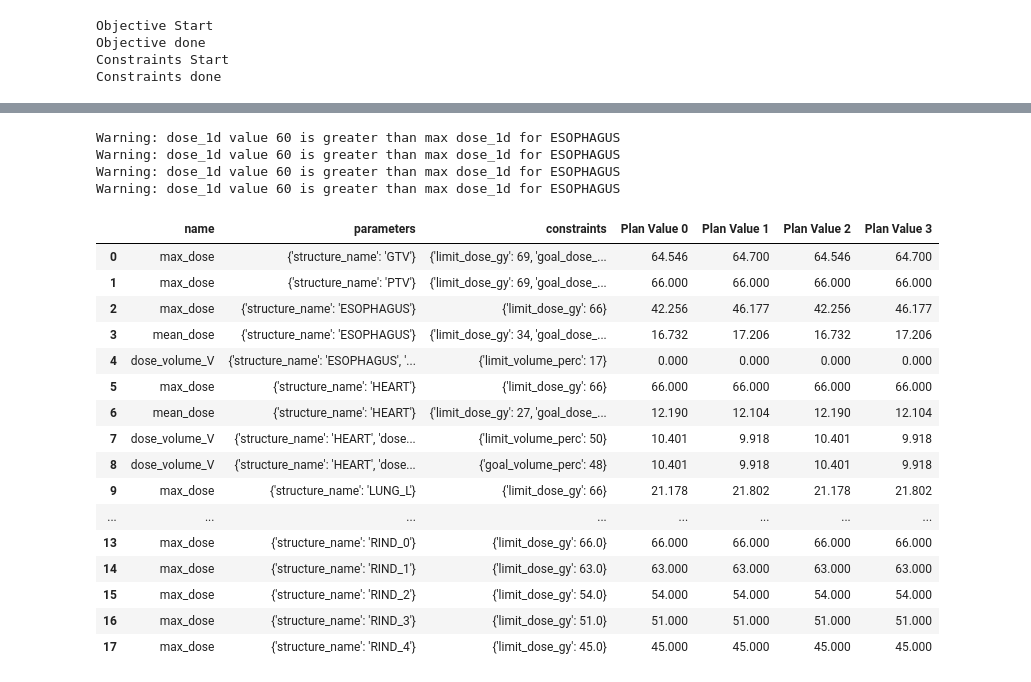
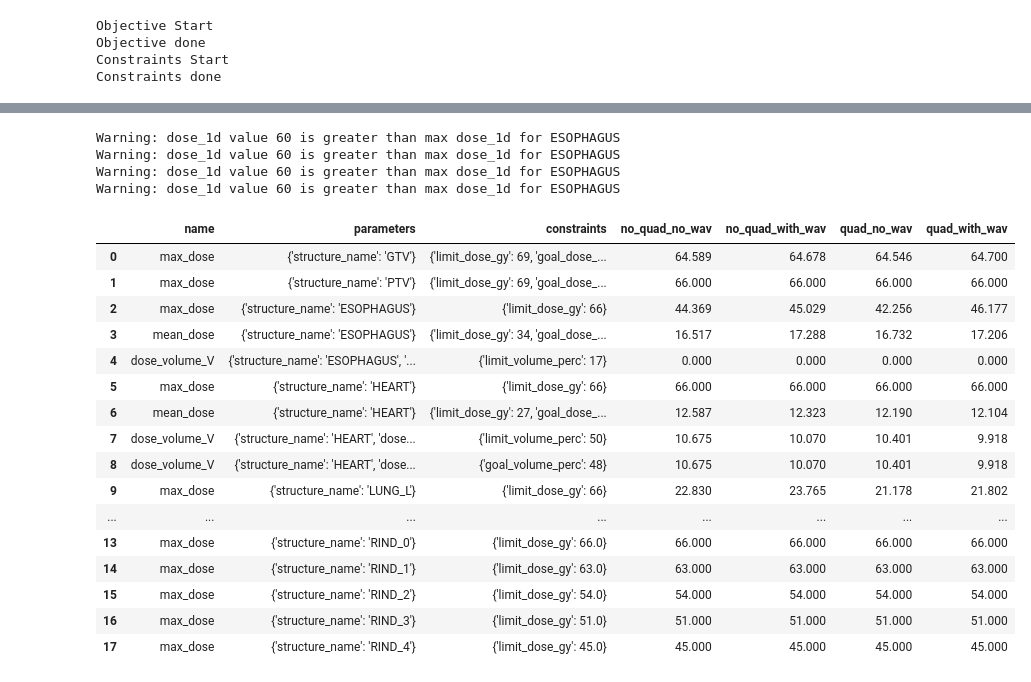
Before and after one commit to PortPy-Project/CompressRTP, a Jupyter notebook: Tutorial.ipynb, the cells around one changed output, grey strips where cells are left out. Cells and saved outputs as stored; diff of their text form; code cells hidden in the pictures.

```diff
--- a/Tutorial.ipynb
+++ b/Tutorial.ipynb
@@ -41,7 +41,7 @@ creating rinds..
 rinds created!!
 # %%
 # With no quadratic smoothness
-prob = pp.CvxPyProb(my_plan, opt_params={'smoothness_weight': 0})
+prob = pp.CvxPyProb(my_plan, smoothness_weight=0)
 prob.solve(solver='MOSEK', verbose=False)
 sol_no_quad_no_wav = prob.get_sol()
 # %% [output]
@@ -59,7 +59,7 @@ prob.solve(solver='MOSEK', verbose=False)
 sol_no_quad_with_wav = prob.get_sol()
 # %%
 # create cvxpy problem using the clinical criteria
-prob = pp.CvxPyProb(my_plan, opt_params={'smoothness_weight': 10})
+prob = pp.CvxPyProb(my_plan, smoothness_weight=10)
 # run IMRT fluence map optimization using a low dimensional subspace for fluence map compression
 prob.solve(solver='MOSEK', verbose=False)
 sol_quad_no_wav = prob.get_sol()
@@ -157,22 +123,22 @@ plt.show()
 # %%
 # visualize plan metrics based upon clinical criteria
-pp.Visualize.plan_metrics(my_plan, sol=[sol_no_quad_no_wav, sol_no_quad_with_wav, sol_quad_no_wav, sol_quad_with_wav])
+pp.Visualize.plan_metrics(my_plan, sol=[sol_no_quad_no_wav, sol_no_quad_with_wav, sol_quad_no_wav, sol_quad_with_wav], sol_names=['no_quad_no_wav', 'no_quad_with_wav', 'quad_no_wav', 'quad_with_wav'])
 # %% [output]
 Warning: dose_1d value 60 is greater than max dose_1d for ESOPHAGUS
 Warning: dose_1d value 60 is greater than max dose_1d for ESOPHAGUS
 Warning: dose_1d value 60 is greater than max dose_1d for ESOPHAGUS
 Warning: dose_1d value 60 is greater than max dose_1d for ESOPHAGUS
-|  | name | parameters | constraints | Plan Value 0 | Plan Value 1 | Plan Value 2 | Plan Value 3 |
-| 0 | max_dose | {'structure_name': 'GTV'} | {'limit_dose_gy': 69, 'goal_dose_... | 64.546 | 64.700 | 64.546 | 64.700 |
+|  | name | parameters | constraints | no_quad_no_wav | no_quad_with_wav | quad_no_wav | quad_with_wav |
+| 0 | max_dose | {'structure_name': 'GTV'} | {'limit_dose_gy': 69, 'goal_dose_... | 64.589 | 64.678 | 64.546 | 64.700 |
 | 1 | max_dose | {'structure_name': 'PTV'} | {'limit_dose_gy': 69, 'goal_dose_... | 66.000 | 66.000 | 66.000 | 66.000 |
-| 2 | max_dose | {'structure_name': 'ESOPHAGUS'} | {'limit_dose_gy': 66} | 42.256 | 46.177 | 42.256 | 46.177 |
-| 3 | mean_dose | {'structure_name': 'ESOPHAGUS'} | {'limit_dose_gy': 34, 'goal_dose_... | 16.732 | 17.206 | 16.732 | 17.206 |
+| 2 | max_dose | {'structure_name': 'ESOPHAGUS'} | {'limit_dose_gy': 66} | 44.369 | 45.029 | 42.256 | 46.177 |
+| 3 | mean_dose | {'structure_name': 'ESOPHAGUS'} | {'limit_dose_gy': 34, 'goal_dose_... | 16.517 | 17.288 | 16.732 | 17.206 |
 | 4 | dose_volume_V | {'structure_name': 'ESOPHAGUS', '... | {'limit_volume_perc': 17} | 0.000 | 0.000 | 0.000 | 0.000 |
 | 5 | max_dose | {'structure_name': 'HEART'} | {'limit_dose_gy': 66} | 66.000 | 66.000 | 66.000 | 66.000 |
-| 6 | mean_dose | {'structure_name': 'HEART'} | {'limit_dose_gy': 27, 'goal_dose_... | 12.190 | 12.104 | 12.190 | 12.104 |
-| 7 | dose_volume_V | {'structure_name': 'HEART', 'dose... | {'limit_volume_perc': 50} | 10.401 | 9.918 | 10.401 | 9.918 |
-| 8 | dose_volume_V | {'structure_name': 'HEART', 'dose... | {'goal_volume_perc': 48} | 10.401 | 9.918 | 10.401 | 9.918 |
-| 9 | max_dose | {'structure_name': 'LUNG_L'} | {'limit_dose_gy': 66} | 21.178 | 21.802 | 21.178 | 21.802 |
+| 6 | mean_dose | {'structure_name': 'HEART'} | {'limit_dose_gy': 27, 'goal_dose_... | 12.587 | 12.323 | 12.190 | 12.104 |
+| 7 | dose_volume_V | {'structure_name': 'HEART', 'dose... | {'limit_volume_perc': 50} | 10.675 | 10.070 | 10.401 | 9.918 |
+| 8 | dose_volume_V | {'structure_name': 'HEART', 'dose... | {'goal_volume_perc': 48} | 10.675 | 10.070 | 10.401 | 9.918 |
+| 9 | max_dose | {'structure_name': 'LUNG_L'} | {'limit_dose_gy': 66} | 22.830 | 23.765 | 21.178 | 21.802 |
 | ... | ... | ... | ... | ... | ... | ... | ... |
 | 13 | max_dose | {'structure_name': 'RIND_0'} | {'limit_dose_gy': 66.0} | 66.000 | 66.000 | 66.000 | 66.000 |
 | 14 | max_dose | {'structure_name': 'RIND_1'} | {'limit_dose_gy': 63.0} | 63.000 | 63.000 | 63.000 | 63.000 |
```
Also changed, not shown: parts of 8 cells of this notebook, 1 other file.
